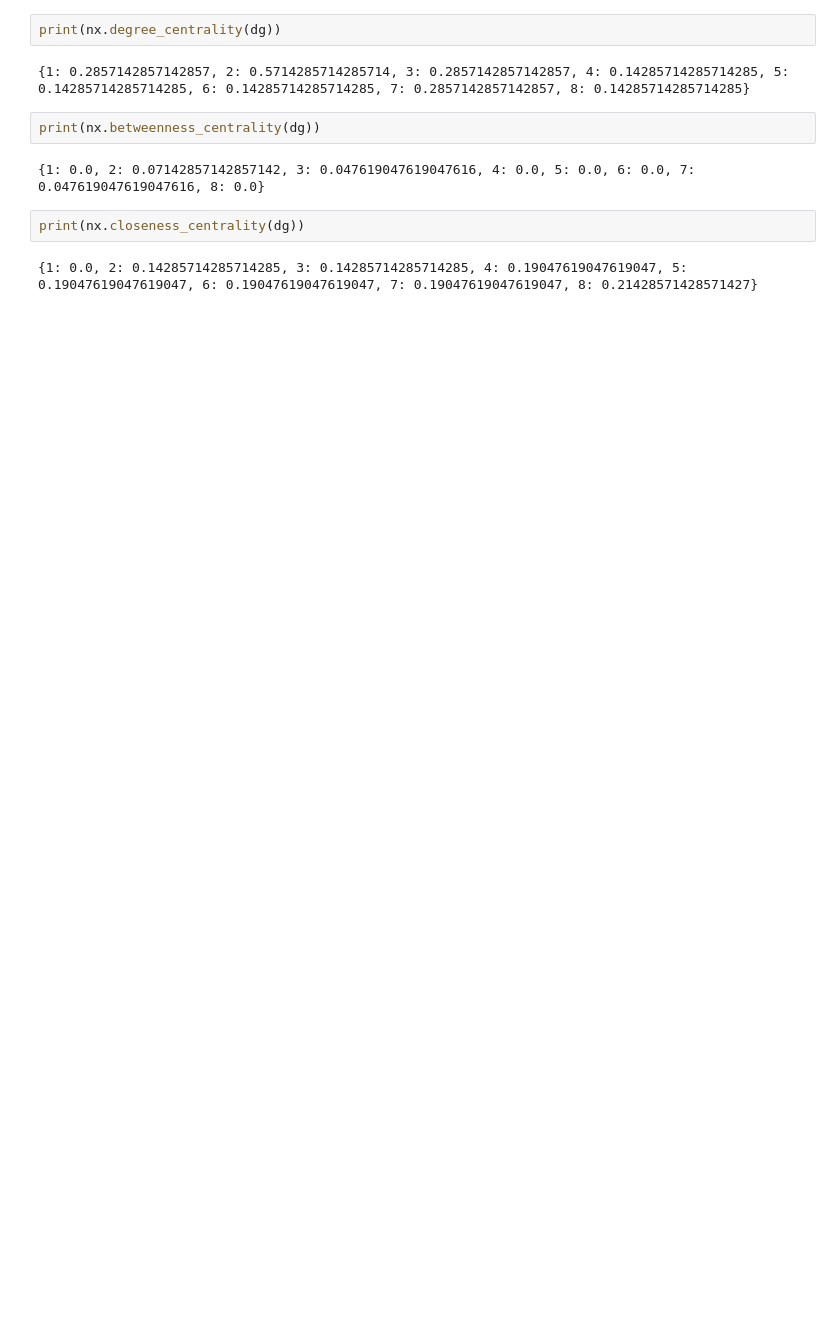
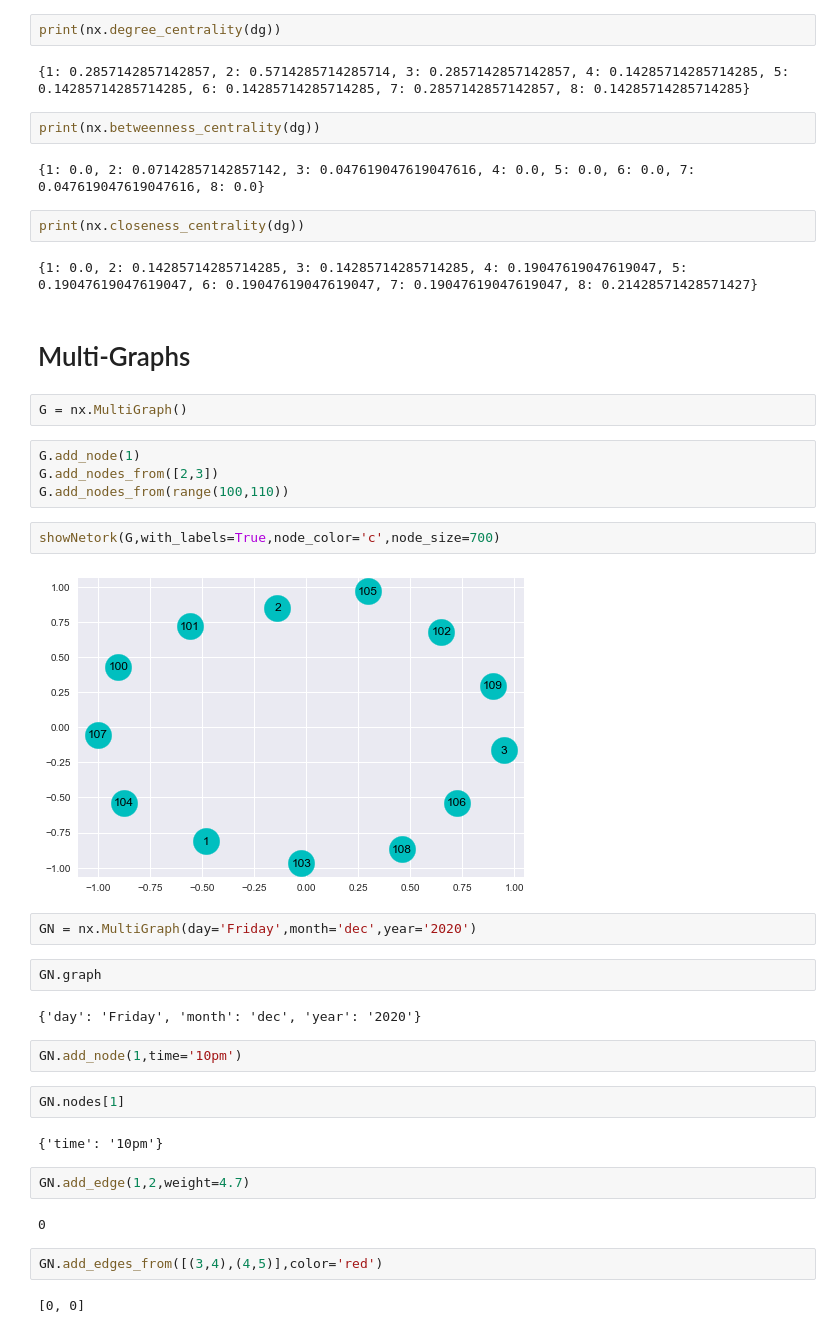
Before and after one commit to JayantGoel001/GraphsAndSocialNetworkAnalytics, a Jupyter notebook: Graph Using NetworkX.ipynb, the cells around one changed output. Cells and saved outputs as stored; diff of their text form; blank space fills up the shorter version.

```diff
--- a/Graph Using NetworkX.ipynb
+++ b/Graph Using NetworkX.ipynb
@@ -219,3 +219,35 @@ print(nx.betweenness_centrality(dg))
 print(nx.closeness_centrality(dg))
 # %% [output]
 {1: 0.0, 2: 0.14285714285714285, 3: 0.14285714285714285, 4: 0.19047619047619047, 5: 0.19047619047619047, 6: 0.19047619047619047, 7: 0.19047619047619047, 8: 0.21428571428571427}
+# %% [markdown]
+# Multi-Graphs
+# %%
+G = nx.MultiGraph()
+# %%
+G.add_node(1)
+G.add_nodes_from([2,3])
+G.add_nodes_from(range(100,110))
+# %%
+showNetork(G,with_labels=True,node_color='c',node_size=700)
+# %% [output]
+[figure, added]
+# %%
+GN = nx.MultiGraph(day='Friday',month='dec',year='2020')
+# %%
+GN.graph
+# %% [output]
+{'day': 'Friday', 'month': 'dec', 'year': '2020'}
+# %%
+GN.add_node(1,time='10pm')
+# %%
+GN.nodes[1]
+# %% [output]
+{'time': '10pm'}
+# %%
+GN.add_edge(1,2,weight=4.7)
+# %% [output]
+0
+# %%
+GN.add_edges_from([(3,4),(4,5)],color='red')
+# %% [output]
+[0, 0]
```
Also changed, not shown: parts of 3 cells of this notebook.
